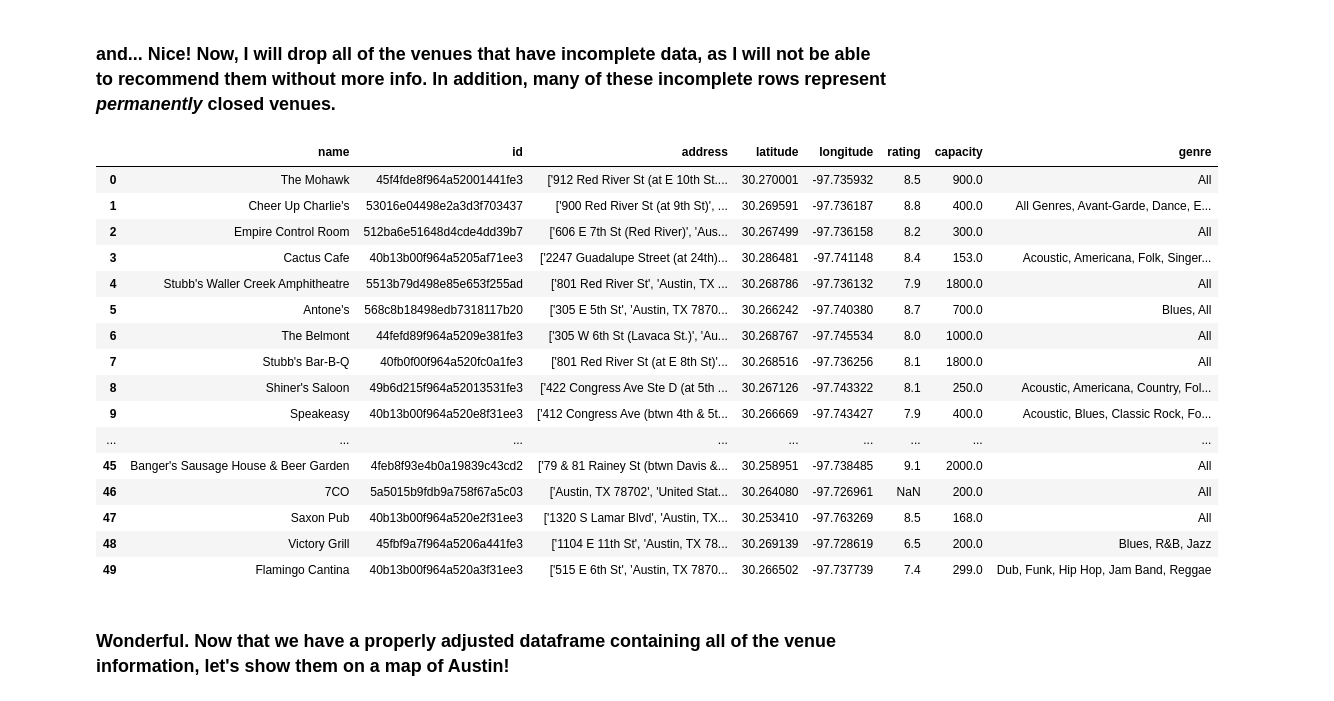
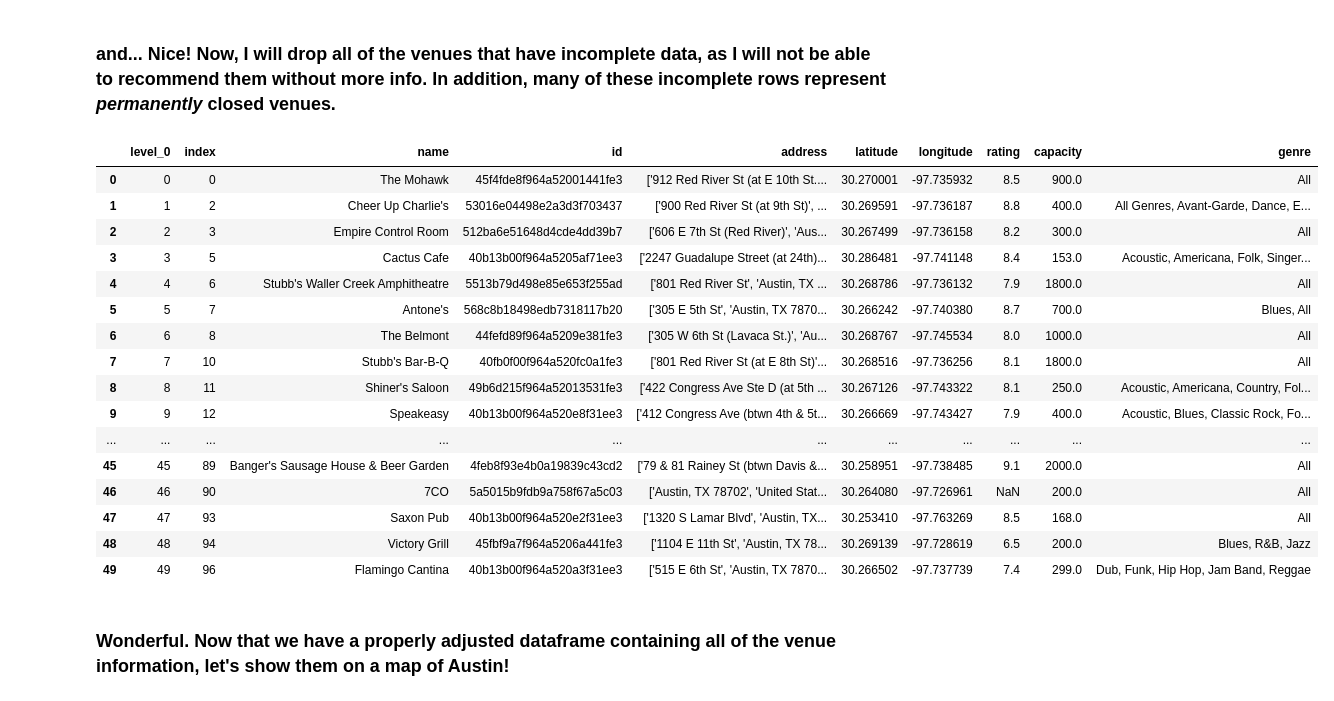
Before and after one commit to chazzmatazz99/Coursera_Capstone, a Jupyter notebook: Capstone Notebook.ipynb, the cells around one changed output. Drawn from its saved outputs; the diff is of its cells as text; code cells hidden in the pictures.

```diff
--- a/Capstone Notebook.ipynb
+++ b/Capstone Notebook.ipynb
@@ -212,27 +207,27 @@ new_vdf
 ### and... Nice! Now, I will drop all of the venues that have incomplete data, as I will not be able to recommend them without more info. In addition, many of these incomplete rows represent *permanently* closed venues.
 # %%
 new_vdf.dropna(subset=['capacity', 'genre'], inplace = True)
-new_vdf.reset_index(inplace = True)
+#new_vdf.reset_index(inplace = True)
 new_vdf.drop(['level_0', 'index'], axis= 1, inplace = True)
 new_vdf
 # %% [output]
-|  | name | id | address | latitude | longitude | rating | capacity | genre |
-| 0 | The Mohawk | 45f4fde8f964a52001441fe3 | ['912 Red River St (at E 10th St.... | 30.270001 | -97.735932 | 8.5 | 900.0 | All |
-| 1 | Cheer Up Charlie's | 53016e04498e2a3d3f703437 | ['900 Red River St (at 9th St)', ... | 30.269591 | -97.736187 | 8.8 | 400.0 | All Genres, Avant-Garde, Dance, E... |
-| 2 | Empire Control Room | 512ba6e51648d4cde4dd39b7 | ['606 E 7th St (Red River)', 'Aus... | 30.267499 | -97.736158 | 8.2 | 300.0 | All |
-| 3 | Cactus Cafe | 40b13b00f964a5205af71ee3 | ['2247 Guadalupe Street (at 24th)... | 30.286481 | -97.741148 | 8.4 | 153.0 | Acoustic, Americana, Folk, Singer... |
-| 4 | Stubb's Waller Creek Amphitheatre | 5513b79d498e85e653f255ad | ['801 Red River St', 'Austin, TX ... | 30.268786 | -97.736132 | 7.9 | 1800.0 | All |
-| 5 | Antone's | 568c8b18498edb7318117b20 | ['305 E 5th St', 'Austin, TX 7870... | 30.266242 | -97.740380 | 8.7 | 700.0 | Blues, All |
-| 6 | The Belmont | 44fefd89f964a5209e381fe3 | ['305 W 6th St (Lavaca St.)', 'Au... | 30.268767 | -97.745534 | 8.0 | 1000.0 | All |
-| 7 | Stubb's Bar-B-Q | 40fb0f00f964a520fc0a1fe3 | ['801 Red River St (at E 8th St)'... | 30.268516 | -97.736256 | 8.1 | 1800.0 | All |
-| 8 | Shiner's Saloon | 49b6d215f964a52013531fe3 | ['422 Congress Ave Ste D (at 5th ... | 30.267126 | -97.743322 | 8.1 | 250.0 | Acoustic, Americana, Country, Fol... |
-| 9 | Speakeasy | 40b13b00f964a520e8f31ee3 | ['412 Congress Ave (btwn 4th & 5t... | 30.266669 | -97.743427 | 7.9 | 400.0 | Acoustic, Blues, Classic Rock, Fo... |
-| ... | ... | ... | ... | ... | ... | ... | ... | ... |
-| 45 | Banger's Sausage House & Beer Garden | 4feb8f93e4b0a19839c43cd2 | ['79 & 81 Rainey St (btwn Davis &... | 30.258951 | -97.738485 | 9.1 | 2000.0 | All |
-| 46 | 7CO | 5a5015b9fdb9a758f67a5c03 | ['Austin, TX 78702', 'United Stat... | 30.264080 | -97.726961 | NaN | 200.0 | All |
-| 47 | Saxon Pub | 40b13b00f964a520e2f31ee3 | ['1320 S Lamar Blvd', 'Austin, TX... | 30.253410 | -97.763269 | 8.5 | 168.0 | All |
-| 48 | Victory Grill | 45fbf9a7f964a5206a441fe3 | ['1104 E 11th St', 'Austin, TX 78... | 30.269139 | -97.728619 | 6.5 | 200.0 | Blues, R&B, Jazz |
-| 49 | Flamingo Cantina | 40b13b00f964a520a3f31ee3 | ['515 E 6th St', 'Austin, TX 7870... | 30.266502 | -97.737739 | 7.4 | 299.0 | Dub, Funk, Hip Hop, Jam Band, Reggae |
+|  | level_0 | index | name | id | address | latitude | longitude | rating | capacity | genre |
+| 0 | 0 | 0 | The Mohawk | 45f4fde8f964a52001441fe3 | ['912 Red River St (at E 10th St.... | 30.270001 | -97.735932 | 8.5 | 900.0 | All |
+| 1 | 1 | 2 | Cheer Up Charlie's | 53016e04498e2a3d3f703437 | ['900 Red River St (at 9th St)', ... | 30.269591 | -97.736187 | 8.8 | 400.0 | All Genres, Avant-Garde, Dance, E... |
+| 2 | 2 | 3 | Empire Control Room | 512ba6e51648d4cde4dd39b7 | ['606 E 7th St (Red River)', 'Aus... | 30.267499 | -97.736158 | 8.2 | 300.0 | All |
+| 3 | 3 | 5 | Cactus Cafe | 40b13b00f964a5205af71ee3 | ['2247 Guadalupe Street (at 24th)... | 30.286481 | -97.741148 | 8.4 | 153.0 | Acoustic, Americana, Folk, Singer... |
+| 4 | 4 | 6 | Stubb's Waller Creek Amphitheatre | 5513b79d498e85e653f255ad | ['801 Red River St', 'Austin, TX ... | 30.268786 | -97.736132 | 7.9 | 1800.0 | All |
+| 5 | 5 | 7 | Antone's | 568c8b18498edb7318117b20 | ['305 E 5th St', 'Austin, TX 7870... | 30.266242 | -97.740380 | 8.7 | 700.0 | Blues, All |
+| 6 | 6 | 8 | The Belmont | 44fefd89f964a5209e381fe3 | ['305 W 6th St (Lavaca St.)', 'Au... | 30.268767 | -97.745534 | 8.0 | 1000.0 | All |
+| 7 | 7 | 10 | Stubb's Bar-B-Q | 40fb0f00f964a520fc0a1fe3 | ['801 Red River St (at E 8th St)'... | 30.268516 | -97.736256 | 8.1 | 1800.0 | All |
+| 8 | 8 | 11 | Shiner's Saloon | 49b6d215f964a52013531fe3 | ['422 Congress Ave Ste D (at 5th ... | 30.267126 | -97.743322 | 8.1 | 250.0 | Acoustic, Americana, Country, Fol... |
+| 9 | 9 | 12 | Speakeasy | 40b13b00f964a520e8f31ee3 | ['412 Congress Ave (btwn 4th & 5t... | 30.266669 | -97.743427 | 7.9 | 400.0 | Acoustic, Blues, Classic Rock, Fo... |
+| ... | ... | ... | ... | ... | ... | ... | ... | ... | ... | ... |
+| 45 | 45 | 89 | Banger's Sausage House & Beer Garden | 4feb8f93e4b0a19839c43cd2 | ['79 & 81 Rainey St (btwn Davis &... | 30.258951 | -97.738485 | 9.1 | 2000.0 | All |
+| 46 | 46 | 90 | 7CO | 5a5015b9fdb9a758f67a5c03 | ['Austin, TX 78702', 'United Stat... | 30.264080 | -97.726961 | NaN | 200.0 | All |
+| 47 | 47 | 93 | Saxon Pub | 40b13b00f964a520e2f31ee3 | ['1320 S Lamar Blvd', 'Austin, TX... | 30.253410 | -97.763269 | 8.5 | 168.0 | All |
+| 48 | 48 | 94 | Victory Grill | 45fbf9a7f964a5206a441fe3 | ['1104 E 11th St', 'Austin, TX 78... | 30.269139 | -97.728619 | 6.5 | 200.0 | Blues, R&B, Jazz |
+| 49 | 49 | 96 | Flamingo Cantina | 40b13b00f964a520a3f31ee3 | ['515 E 6th St', 'Austin, TX 7870... | 30.266502 | -97.737739 | 7.4 | 299.0 | Dub, Funk, Hip Hop, Jam Band, Reggae |
 # %% [markdown]
 ### Wonderful. Now that we have a properly adjusted dataframe containing all of the venue information, let's show them on a map of Austin!
 # %%
```
Also changed, not shown: parts of 25 cells of this notebook, 5 other files.
